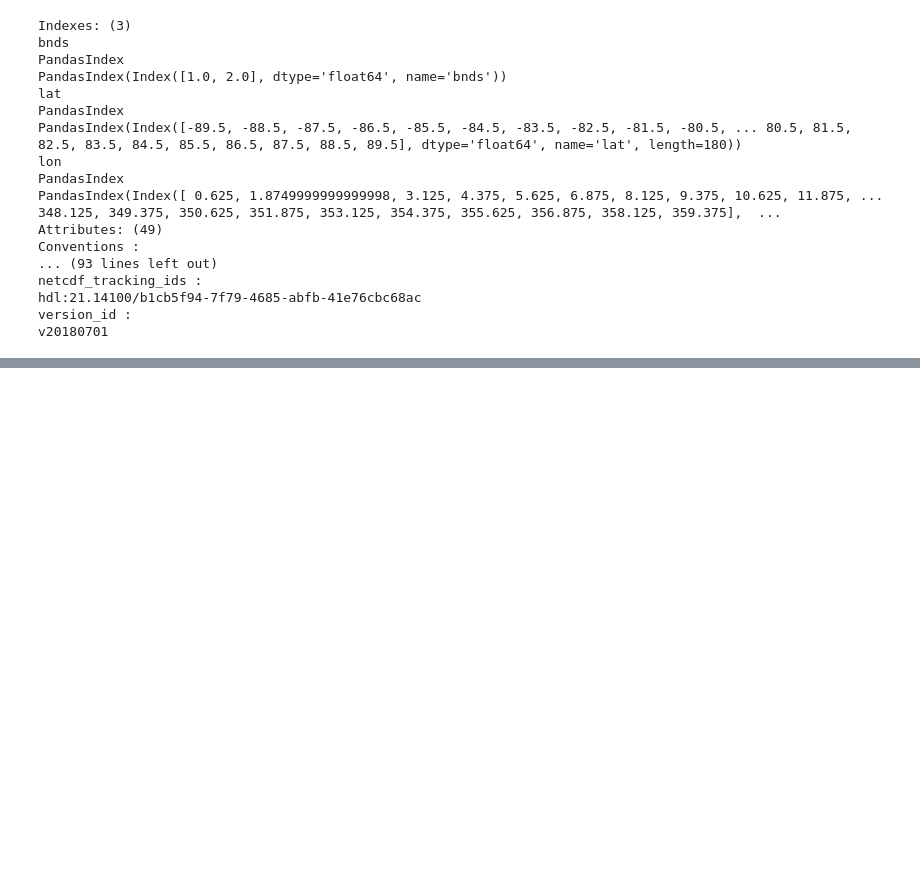
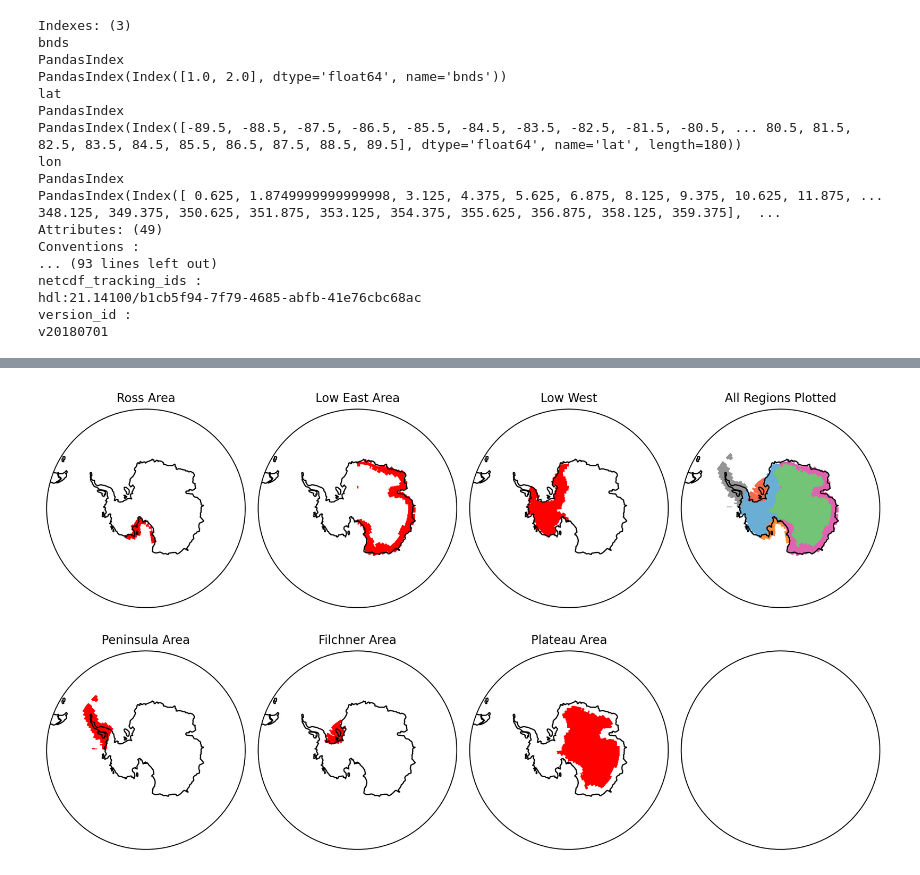
Before and after one commit to twass21/katabatic_winds, a Jupyter notebook: new mask code.ipynb, the cells around one changed output, grey strips where cells are left out. Saved outputs shown, nothing was run; the diff lists cells and outputs as text; code cells hidden in the pictures; blank space fills up the shorter version.

```diff
--- a/new mask code.ipynb
+++ b/new mask code.ipynb
@@ -444,3 +478,101 @@ plt.tight_layout()
+# %%
+fig, ax = south_pole_map(cols=4, rows=2,fig_size=(10,6))
+
+
+ross_ESM4_mask.plot(ax=ax[0,0],
+              transform =ccrs.PlateCarree(),
+              vmin=0,
+              vmax=4000,
+              extend='both',
+               # alpha= 0.5,
+              cmap='r',add_colorbar=False, levels=60)
+
+loweast_ESM4_mask.plot(ax=ax[0,1],
+              transform =ccrs.PlateCarree(),
+              vmin=0,
+              vmax=4000,
+              extend='both',
+               # alpha=0.5,
+              cmap='r', add_colorbar=False, levels=60)
+lowwest_ESM4_mask.plot(ax=ax[0,2],
+               transform =ccrs.PlateCarree(),
+               vmin=0,
+               vmax=4000,
+               extend='both',
+                # alpha= 0.2,
+               cmap='r',add_colorbar=False, levels=60)
+
+peninsula_ESM4_mask.plot(ax=ax[1,0],
+            transform =ccrs.PlateCarree(),
+              vmin=0,
+               vmax=4000,
+               extend='both',
+                # alpha=0.5,
+               cmap= 'r',add_colorbar=False, levels=60)
+filchner_ESM4_mask.plot(ax=ax[1,1],
+              transform =ccrs.PlateCarree(),
+              vmin=0,
+              vmax=4000,
+              extend='both',
+              cmap='r',add_colorbar=False, levels=60)
+plateau_ESM4_mask.plot(ax=ax[1,2],
+              transform =ccrs.PlateCarree(),
+              vmin=0,
+              vmax=4000,
+              extend='both',
+               # alpha=0.5,
+              cmap='r',add_colorbar=False, levels=60)
+ross_ESM4_mask.plot(ax=ax[0,3],
+               transform =ccrs.PlateCarree(),
+               extend='both',
+               cmap="Oranges", add_colorbar=False)
+
+loweast_ESM4_mask.plot(ax=ax[0,3],
+               transform =ccrs.PlateCarree(),
+               extend='both',
+               cmap="PuRd", add_colorbar=False)
+
+
+lowwest_ESM4_mask.plot(ax=ax[0,3],
+               transform =ccrs.PlateCarree(),
+               extend='both',
+               cmap="Blues", add_colorbar=False)
+
+peninsula_ESM4_mask.plot(ax=ax[0,3],
+               transform =ccrs.PlateCarree(),
+               extend='both',
+               cmap="Greys", add_colorbar=False)
+
+filchner_ESM4_mask.plot(ax=ax[0,3],
+               transform =ccrs.PlateCarree(),
+               extend='both',
+               cmap="Reds", add_colorbar=False)
+
+plateau_ESM4_mask.plot(ax=ax[0,3],
+               transform =ccrs.PlateCarree(),
+               extend='both',
+               cmap="Greens", add_colorbar=False)
+
+
+
+ax[0,0].coastlines()
+ax[0,1].coastlines()
+ax[0,2].coastlines()
+ax[1,0].coastlines()
+ax[1,1].coastlines()
+ax[1,2].coastlines()
+ax[0,3].coastlines()
+
+ax[0,0].set_title('Ross Area',size=10)
+ax[0,1].set_title('Low East Area',size=10)
+ax[0,2].set_title('Low West',size=10)
+ax[1,0].set_title('Peninsula Area',size=10)
+ax[1,1].set_title('Filchner Area',size=10)
+ax[1,2].set_title('Plateau Area',size=10)
+ax[0,3].set_title('All Regions Plotted',size=10)
+plt.tight_layout()
+# %% [output]
+[figure, added]
 # %%
 new_CM4_mask_antarctica= xr.Dataset()
 new_ESM4_mask_antarctica=xr.Dataset()
```
Also changed, not shown: parts of 43 cells of this notebook.
